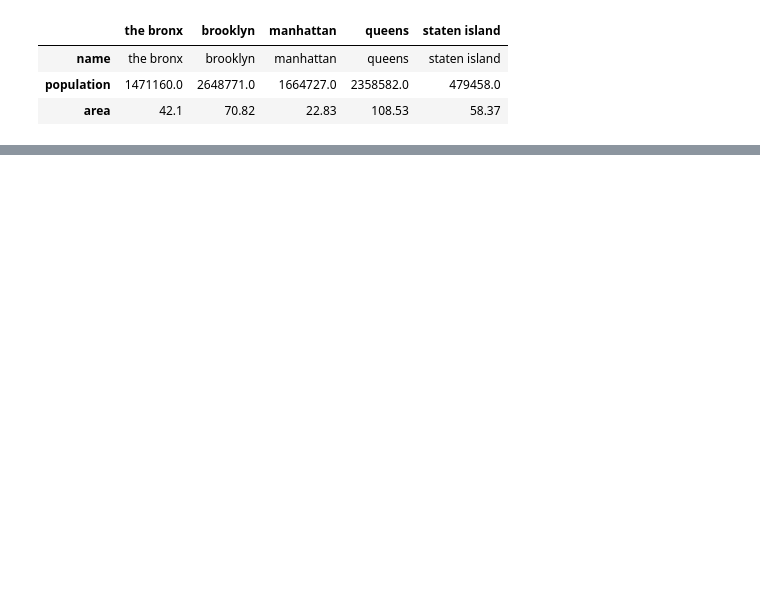
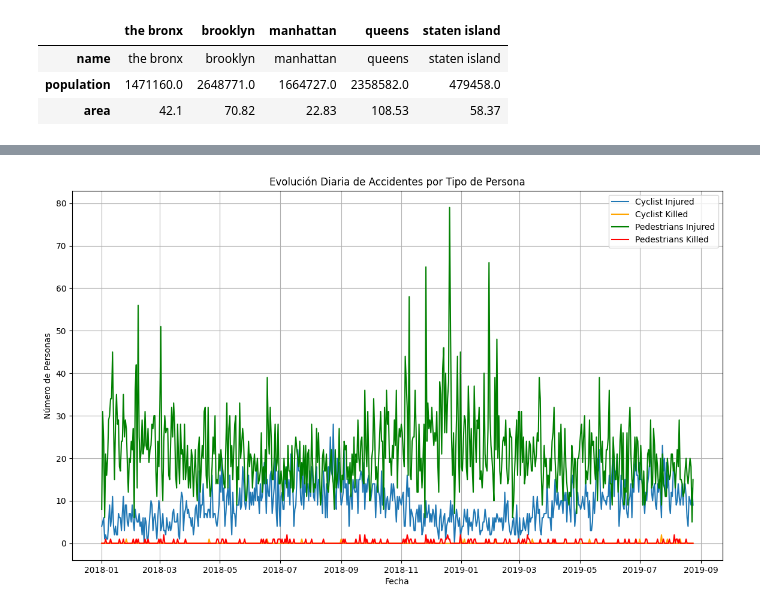
Before and after one commit to cesarorrr/Big-Data-Class, a Jupyter notebook: Ejercicio_grupo_datos_preProyecto.ipynb, the cells around one changed output, grey strips where cells are left out. Saved outputs shown, nothing was run; the diff lists cells and outputs as text; code cells hidden in the pictures; blank space fills up the shorter version.

```diff
--- a/Ejercicio_grupo_datos_preProyecto.ipynb
+++ b/Ejercicio_grupo_datos_preProyecto.ipynb
@@ -64,0 +47,18 @@ dtype: int64
+# %%
+
+accidents.isna().sum()
+
+# Eliminas las filas donde los campos "LATITUDE","LONGITUDE" y "ZIP CODE" sean nulos ya que son campos unicos que no podemos generar o imputar en base a otros
+accidents_clear = accidents.dropna(subset=['LATITUDE','LONGITUDE','ZIP CODE'])
+
+# Como ya tenemos el codigo postal, latitud y longitud podemos eliminar la columna del barrio ya que no nos aporta informacion relevante y muchas son nulas
+accidents_clear = accidents_clear.drop(columns=['ON STREET NAME'])
+
+# Define las nuevas columnas a convertir
+colums_to_convert = ['CONTRIBUTING FACTOR VEHICLE 1','CONTRIBUTING FACTOR VEHICLE 2','CONTRIBUTING FACTOR VEHICLE 3','CONTRIBUTING FACTOR VEHICLE 4','CONTRIBUTING FACTOR VEHICLE 5','VEHICLE TYPE CODE 1', 'VEHICLE TYPE CODE 2', 'VEHICLE TYPE CODE 3', 'VEHICLE TYPE CODE 4', 'VEHICLE TYPE CODE 5']
+
+# Aplica la conversión a 1 o 0 según si es nulo o no nulo
+accidents_clear[colums_to_convert] = accidents_clear[colums_to_convert].notnull().astype(int)
+
+# Comprobamo cuantos valores nulos tenemos despues de imputar los valores nulos
+accidents_clear.isna().sum()
@@ -64,0 +84,34 @@ dtype: int64
+# %%
+
+# Asegúramos que la columna DATE está en formato datetime
+accidents_clear['DATE'] = pd.to_datetime(accidents_clear['DATE'])
+
+# Agrupamos los datos por día y sumar el número de heridos y muertos por categoría
+accidents_daily = accidents_clear.groupby('DATE').agg({
+    'NUMBER OF CYCLIST INJURED': 'sum',
+    'NUMBER OF CYCLIST KILLED': 'sum',
+    'NUMBER OF PEDESTRIANS INJURED': 'sum',
+    'NUMBER OF PEDESTRIANS KILLED': 'sum'
+}).reset_index()
+
+# Configuración del gráfico
+plt.figure(figsize=(14, 8))
+
+# Trazar cada categoría
+plt.plot(accidents_daily['DATE'], accidents_daily['NUMBER OF CYCLIST INJURED'], label='Cyclist Injured', )
+plt.plot(accidents_daily['DATE'], accidents_daily['NUMBER OF CYCLIST KILLED'], label='Cyclist Killed', color='orange')
+plt.plot(accidents_daily['DATE'], accidents_daily['NUMBER OF PEDESTRIANS INJURED'], label='Pedestrians Injured', color='green')
+plt.plot(accidents_daily['DATE'], accidents_daily['NUMBER OF PEDESTRIANS KILLED'], label='Pedestrians Killed', color='red')
+
+# Personalizar el gráfico
+plt.title('Evolución Diaria de Accidentes por Tipo de Persona')
+plt.xlabel('Fecha')
+plt.ylabel('Número de Personas')
+plt.legend()
+plt.grid()
+
+
+# Mostrar el gráfico
+plt.show()
+# %% [output]
+[figure, added]
```
Also changed, not shown: parts of 4 cells of this notebook.
